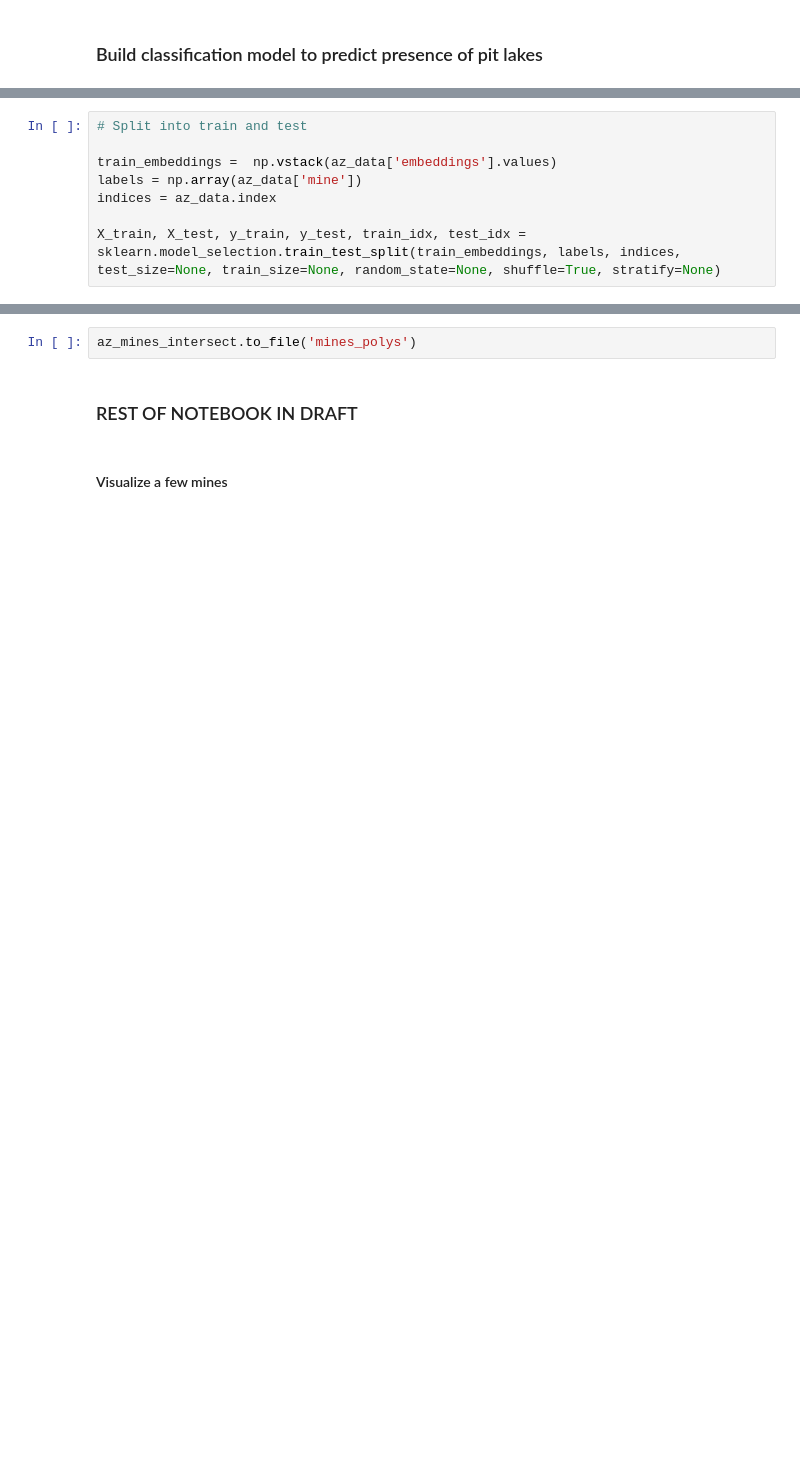
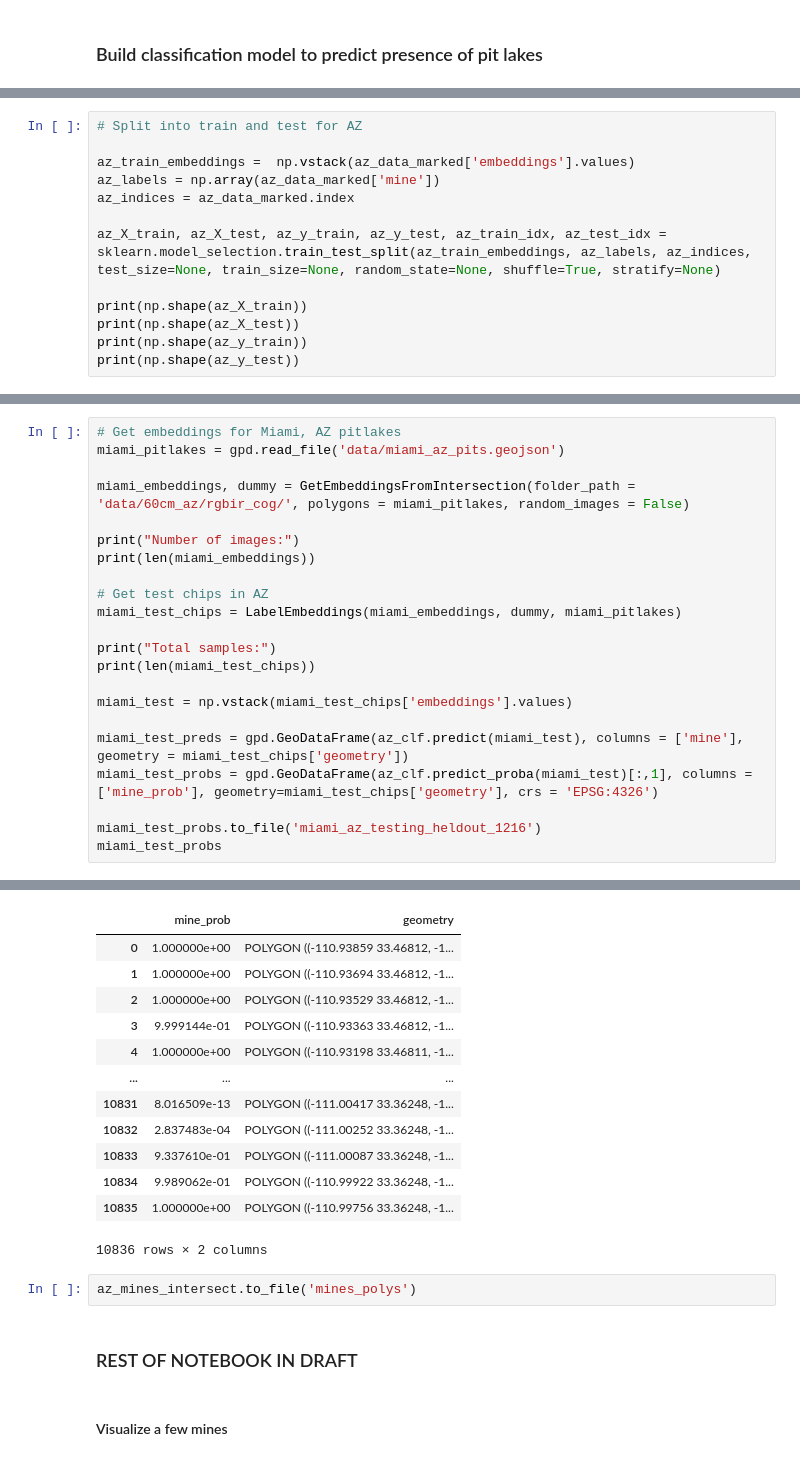
Before and after one commit to Ode-PBLLC/aquarry, a Jupyter notebook: mine_mapping.ipynb, the cells around one changed output, grey strips where cells are left out. Cells and saved outputs as stored; diff of their text form; blank space fills up the shorter version.

```diff
--- a/mine_mapping.ipynb
+++ b/mine_mapping.ipynb
@@ -560,8 +863,13 @@ AttributeError: module 'math' has no attribute 'isNaN'
 # %%
-# Split into train and test
+# Split into train and test for AZ
 
-train_embeddings =  np.vstack(az_data['embeddings'].values)
-labels = np.array(az_data['mine'])
-indices = az_data.index
+az_train_embeddings =  np.vstack(az_data_marked['embeddings'].values)
+az_labels = np.array(az_data_marked['mine'])
+az_indices = az_data_marked.index
 
-X_train, X_test, y_train, y_test, train_idx, test_idx = sklearn.model_selection.train_test_split(train_embeddings, labels, indices, test_size=None, train_size=None, random_state=None, shuffle=True, stratify=None)
+az_X_train, az_X_test, az_y_train, az_y_test, az_train_idx, az_test_idx = sklearn.model_selection.train_test_split(az_train_embeddings, az_labels, az_indices, test_size=None, train_size=None, random_state=None, shuffle=True, stratify=None)
+
+print(np.shape(az_X_train))
+print(np.shape(az_X_test))
+print(np.shape(az_y_train))
+print(np.shape(az_y_test))
@@ -644,0 +939,23 @@ az_pits_probs.to_file('az_pits_probs_2')
+# %%
+# Get embeddings for Miami, AZ pitlakes
+miami_pitlakes = gpd.read_file('data/miami_az_pits.geojson')
+
+miami_embeddings, dummy = GetEmbeddingsFromIntersection(folder_path = 'data/60cm_az/rgbir_cog/', polygons = miami_pitlakes, random_images = False)
+
+print("Number of images:")
+print(len(miami_embeddings))
+
+# Get test chips in AZ
+miami_test_chips = LabelEmbeddings(miami_embeddings, dummy, miami_pitlakes)
+
+print("Total samples:")
+print(len(miami_test_chips))
+
+miami_test = np.vstack(miami_test_chips['embeddings'].values)
+
+miami_test_preds = gpd.GeoDataFrame(az_clf.predict(miami_test), columns = ['mine'], geometry = miami_test_chips['geometry'])
+miami_test_probs = gpd.GeoDataFrame(az_clf.predict_proba(miami_test)[:,1], columns = ['mine_prob'], geometry=miami_test_chips['geometry'], crs = 'EPSG:4326')
+
+miami_test_probs.to_file('miami_az_testing_heldout_1216')
+miami_test_probs
+# %% [output]
@@ -645,3 +969,16 @@ az_pits_probs.to_file('az_pits_probs_2')
+|  | mine_prob | geometry |
+| 0 | 1.000000e+00 | POLYGON ((-110.93859 33.46812, -1... |
+| 1 | 1.000000e+00 | POLYGON ((-110.93694 33.46812, -1... |
+| 2 | 1.000000e+00 | POLYGON ((-110.93529 33.46812, -1... |
+| 3 | 9.999144e-01 | POLYGON ((-110.93363 33.46812, -1... |
+| 4 | 1.000000e+00 | POLYGON ((-110.93198 33.46811, -1... |
+| ... | ... | ... |
+| 10831 | 8.016509e-13 | POLYGON ((-111.00417 33.36248, -1... |
+| 10832 | 2.837483e-04 | POLYGON ((-111.00252 33.36248, -1... |
+| 10833 | 9.337610e-01 | POLYGON ((-111.00087 33.36248, -1... |
+| 10834 | 9.989062e-01 | POLYGON ((-110.99922 33.36248, -1... |
+| 10835 | 1.000000e+00 | POLYGON ((-110.99756 33.36248, -1... |
+10836 rows × 2 columns
 # %%
 az_mines_intersect.to_file('mines_polys')
 # %% [markdown]
```
Also changed, not shown: parts of 48 cells of this notebook.
